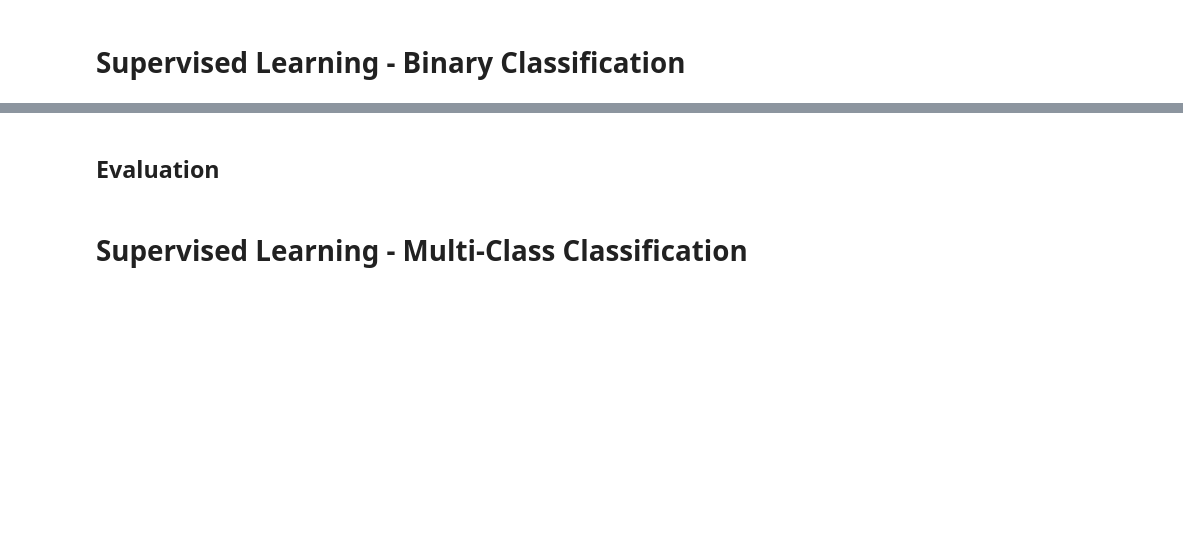
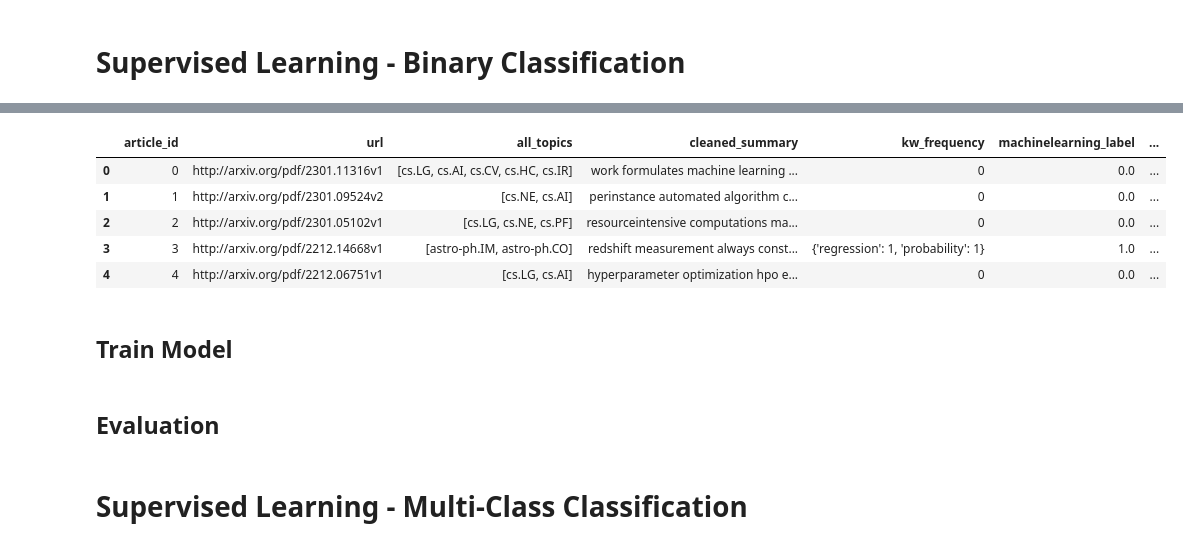
Before and after one commit to vatsal220/medium_articles, a Jupyter notebook: topic_modelling/topic_model.ipynb, the cells around one changed output, grey strips where cells are left out. Cells and saved outputs as stored; diff of their text form; code cells hidden in the pictures; blank space fills up the shorter version.

```diff
--- a/topic_modelling/topic_model.ipynb
+++ b/topic_modelling/topic_model.ipynb
@@ -408,0 +427,2 @@ topic_keywords(lda, research_df, corpus, th)
+# %%
+kw_df['kw_frequency'] = kw_df['cleaned_summary'].apply(lambda x: {k: v for k, v in Counter(x.split()).items() if k in all_kws} or 0)
@@ -409,2 +486,38 @@ topic_keywords(lda, research_df, corpus, th)
+# %%
+def generate_labels(topics_dct: dict, df: pd.DataFrame, col: str) -> pd.DataFrame:
+    '''
+    This method will generate binary labels associated with each topic in topics_dct
+    by counting the keyword occurrences associated with that topic.
+
+    Args:
+        df: DataFrame holding the text column you want to scan over
+        col: String corresponding to a column name in the input df
+        topics_dct: Dictionary of unique topics and list of keywords you want to count
+                    in the column
+
+    Returns:
+        The input dataframe with additional columns corresponding to the label for each
+        topic in topics_dct
+    '''
+    for topic,kw in topics_dct.items():
+        # count the occurrences of. the keywords in the summary
+        df[topic + '_label'] = df[col].apply(lambda x : [1 for word, count in Counter(x.split()).items() if word in kw] or np.nan)
+
+        # generate binary classification -- 1 if the keyword was in the article, 0 otherwise
+        df[topic + '_label'] = df[topic + '_label'].apply(lambda x : [1 if isinstance(x, list) else np.nan][0])
+        df[topic + '_label'] = df[topic + '_label'].fillna(0)
+    return df
+kw_df = generate_labels(topics_dct, kw_df, 'cleaned_summary')
+# %%
+kw_df.head()
+# %% [output]
+|  | article_id | url | all_topics | cleaned_summary | kw_frequency | machinelearning_label | ... |
+| 0 | 0 | http://arxiv.org/pdf/2301.11316v1 | [cs.LG, cs.AI, cs.CV, cs.HC, cs.IR] | work formulates machine learning ... | 0 | 0.0 | ... |
+| 1 | 1 | http://arxiv.org/pdf/2301.09524v2 | [cs.NE, cs.AI] | perinstance automated algorithm c... | 0 | 0.0 | ... |
+| 2 | 2 | http://arxiv.org/pdf/2301.05102v1 | [cs.LG, cs.NE, cs.PF] | resourceintensive computations ma... | 0 | 0.0 | ... |
+| 3 | 3 | http://arxiv.org/pdf/2212.14668v1 | [astro-ph.IM, astro-ph.CO] | redshift measurement always const... | {'regression': 1, 'probability': 1} | 1.0 | ... |
+| 4 | 4 | http://arxiv.org/pdf/2212.06751v1 | [cs.LG, cs.AI] | hyperparameter optimization hpo e... | 0 | 0.0 | ... |
+# %% [markdown]
+## Train Model
 # %% [markdown]
 ## Evaluation
```
Also changed, not shown: parts of 18 cells of this notebook.
